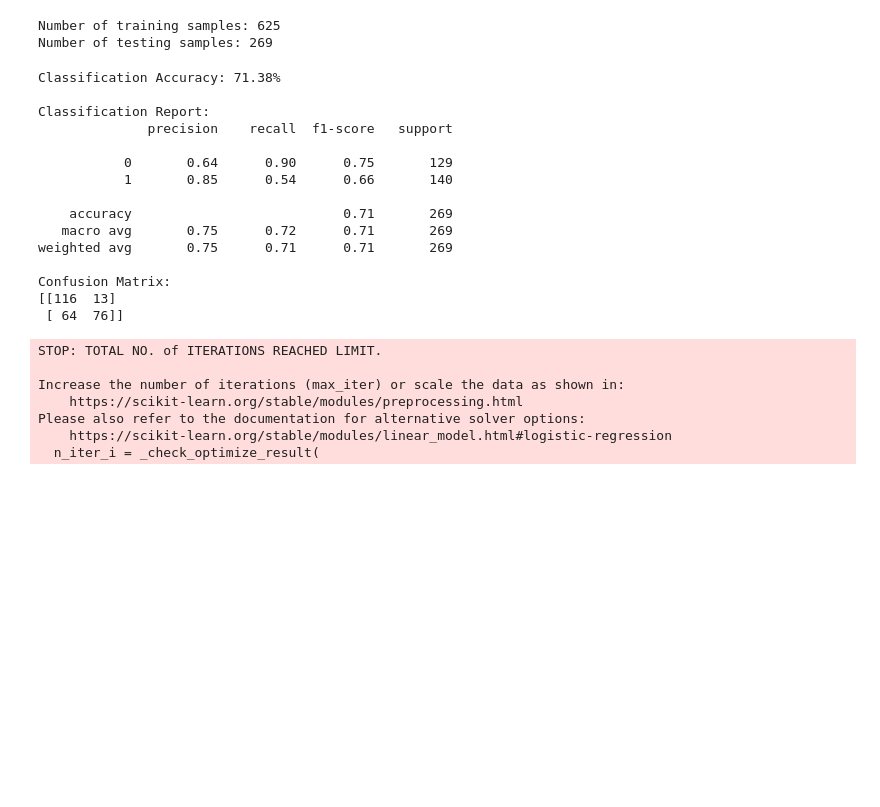
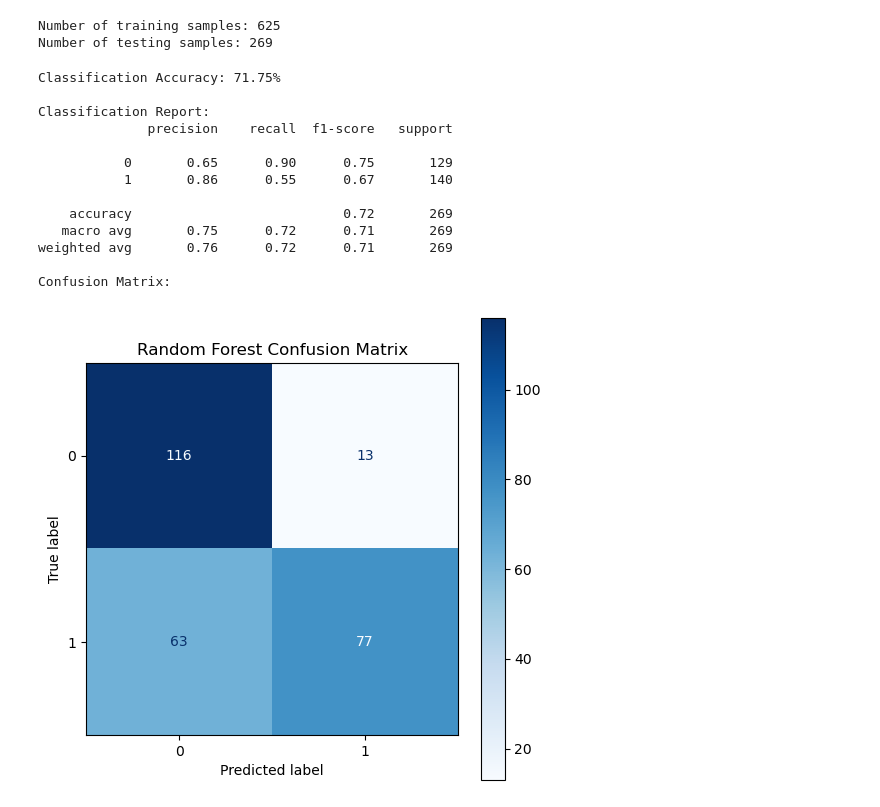
Before and after one commit to pl8n4/microbit-accelerometer-classifier, a Jupyter notebook: analysis.ipynb, the cells around one changed output. Drawn from its saved outputs; the diff is of its cells as text; code cells hidden in the pictures; blank space fills up the shorter version.

Commit message:
Added Random Forrest Classifier (around 99% accurate). Also added graphical confusion matrix

```diff
--- a/analysis.ipynb
+++ b/analysis.ipynb
@@ -132,42 +121,36 @@ Number of training samples: 625
 Number of testing samples: 269
 # %%
 
-# Train a logistic regression model.
-# The model fits the following relationship:
-#   p = σ(b0 + b1*t + b2*ax + b3*ay + b4*az)
-lr = LogisticRegression()
+# Logistic regression
+lr = LogisticRegression(max_iter=50000, solver='lbfgs')
 lr.fit(X_train, y_train)
 
-# Make predictions on the test set and report accuracy.
 preds = lr.predict(X_test)
 accuracy = accuracy_score(y_test, preds)
 print("Classification Accuracy: {:.2f}%".format(accuracy * 100))
 
-# Detailed performance metrics.
 print("\nClassification Report:")
 print(classification_report(y_test, preds))
 print("Confusion Matrix:")
-print(confusion_matrix(y_test, preds))
+cm = confusion_matrix(y_test, preds)
+disp = ConfusionMatrixDisplay(confusion_matrix=cm, display_labels=lr.classes_)
+
+fig, ax = plt.subplots(figsize=(6, 6))
+disp.plot(cmap=plt.cm.Blues, ax=ax)
+plt.title("Random Forest Confusion Matrix")
+plt.show()
 # %% [output]
-Classification Accuracy: 71.38%
+Classification Accuracy: 71.75%
 
 Classification Report:
               precision    recall  f1-score   support
 
-           0       0.64      0.90      0.75       129
-           1       0.85      0.54      0.66       140
+           0       0.65      0.90      0.75       129
+           1       0.86      0.55      0.67       140
 
-    accuracy                           0.71       269
+    accuracy                           0.72       269
    macro avg       0.75      0.72      0.71       269
-weighted avg       0.75      0.71      0.71       269
+weighted avg       0.76      0.72      0.71       269
 
 Confusion Matrix:
-[[116  13]
- [ 64  76]]
-STOP: TOTAL NO. of ITERATIONS REACHED LIMIT.
-
-Increase the number of iterations (max_iter) or scale the data as shown in:
-    https://scikit-learn.org/stable/modules/preprocessing.html
-Please also refer to the documentation for alternative solver options:
-    https://scikit-learn.org/stable/modules/linear_model.html#logistic-regression
-  n_iter_i = _check_optimize_result(
+[figure, added]
```
Also changed, not shown: parts of 5 cells of this notebook.
